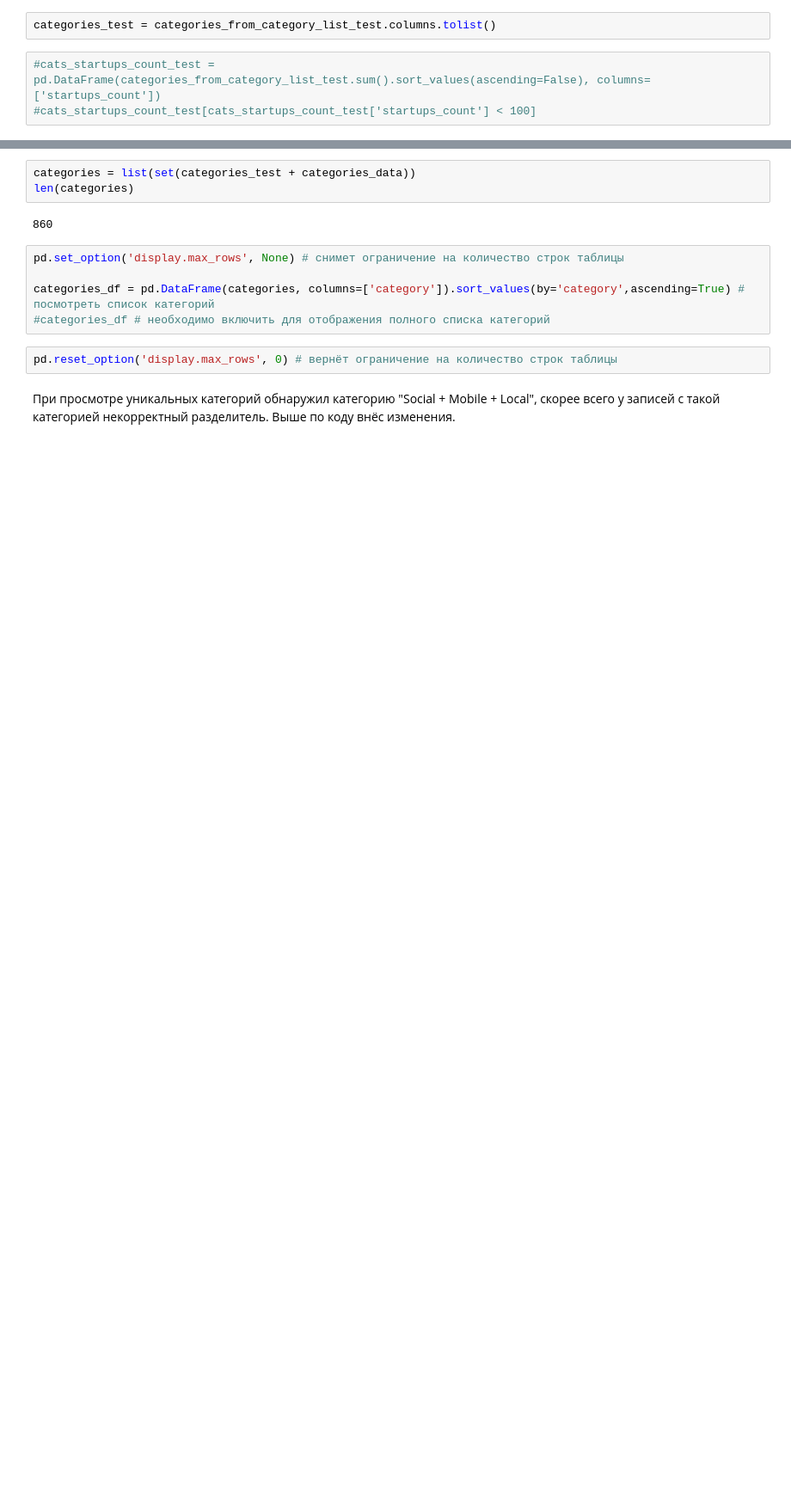
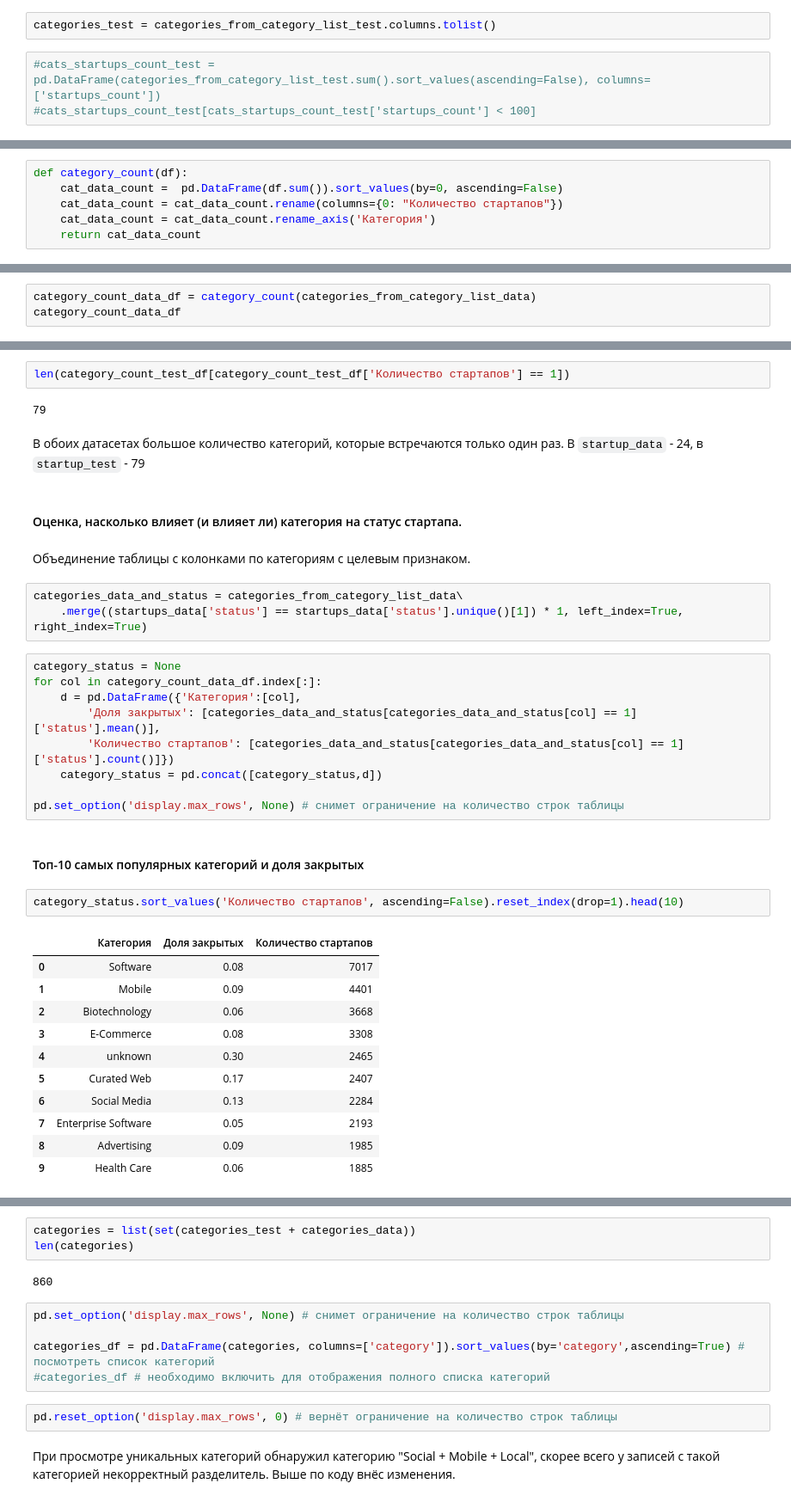
Before and after one commit to andrew-tvorogov/practicum_masterskaya_1, a Jupyter notebook: practicum_startups.ipynb, the cells around one changed output, grey strips where cells are left out. Shown at 86% size. Saved outputs shown, nothing was run; the diff lists cells and outputs as text; blank space fills up the shorter version.

```diff
--- a/practicum_startups.ipynb
+++ b/practicum_startups.ipynb
@@ -735,0 +867,6 @@ categories_test = categories_from_category_list_test.columns.tolist()
+# %%
+def category_count(df):
+    cat_data_count =  pd.DataFrame(df.sum()).sort_values(by=0, ascending=False)
+    cat_data_count = cat_data_count.rename(columns={0: "Количество стартапов"})
+    cat_data_count = cat_data_count.rename_axis('Категория')
+    return cat_data_count
@@ -735,0 +875,3 @@ categories_test = categories_from_category_list_test.columns.tolist()
+# %%
+category_count_data_df = category_count(categories_from_category_list_data)
+category_count_data_df
@@ -735,0 +917,38 @@ categories_test = categories_from_category_list_test.columns.tolist()
+# %%
+len(category_count_test_df[category_count_test_df['Количество стартапов'] == 1])
+# %% [output]
+79
+# %% [markdown]
+В обоих датасетах большое количество категорий, которые встречаются только один раз. В ``startup_data`` - 24, в ``startup_test`` - 79
+# %% [markdown]
+#### Оценка, насколько влияет (и влияет ли) категория на статус стартапа.
+# %% [markdown]
+ Объединение таблицы с колонками по категориям с целевым признаком.
+# %%
+categories_data_and_status = categories_from_category_list_data\
+    .merge((startups_data['status'] == startups_data['status'].unique()[1]) * 1, left_index=True, right_index=True)
+# %%
+category_status = None
+for col in category_count_data_df.index[:]:
+    d = pd.DataFrame({'Категория':[col],
+        'Доля закрытых': [categories_data_and_status[categories_data_and_status[col] == 1]['status'].mean()],
+        'Количество стартапов': [categories_data_and_status[categories_data_and_status[col] == 1]['status'].count()]})
+    category_status = pd.concat([category_status,d])
+
+pd.set_option('display.max_rows', None) # снимет ограничение на количество строк таблицы
+# %% [markdown]
+#### Топ-10 самых популярных категорий и доля закрытых
+# %%
+category_status.sort_values('Количество стартапов', ascending=False).reset_index(drop=1).head(10)
+# %% [output]
+|  | Категория | Доля закрытых | Количество стартапов |
+| 0 | Software | 0.08 | 7017 |
+| 1 | Mobile | 0.09 | 4401 |
+| 2 | Biotechnology | 0.06 | 3668 |
+| 3 | E-Commerce | 0.08 | 3308 |
+| 4 | unknown | 0.30 | 2465 |
+| 5 | Curated Web | 0.17 | 2407 |
+| 6 | Social Media | 0.13 | 2284 |
+| 7 | Enterprise Software | 0.05 | 2193 |
+| 8 | Advertising | 0.09 | 1985 |
+| 9 | Health Care | 0.06 | 1885 |
```
Also changed, not shown: parts of 57 cells of this notebook.
